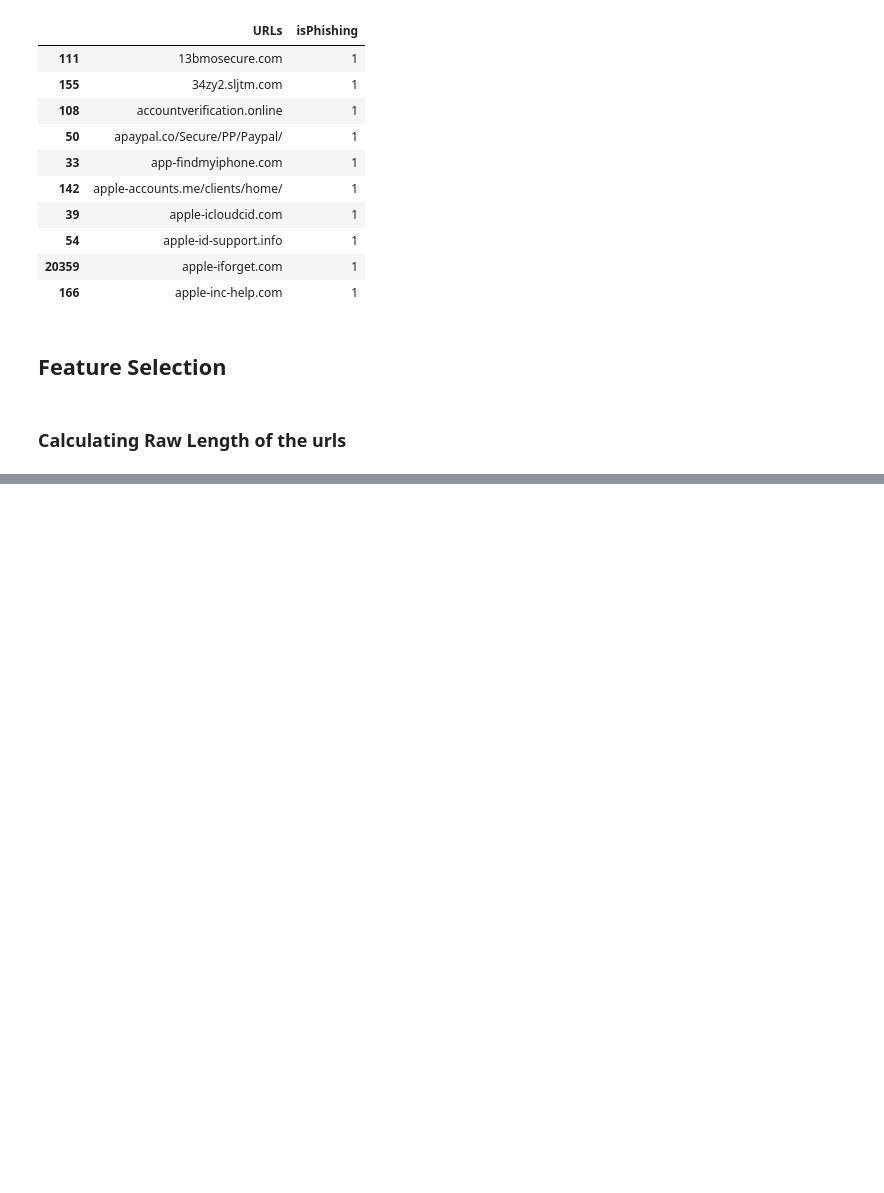
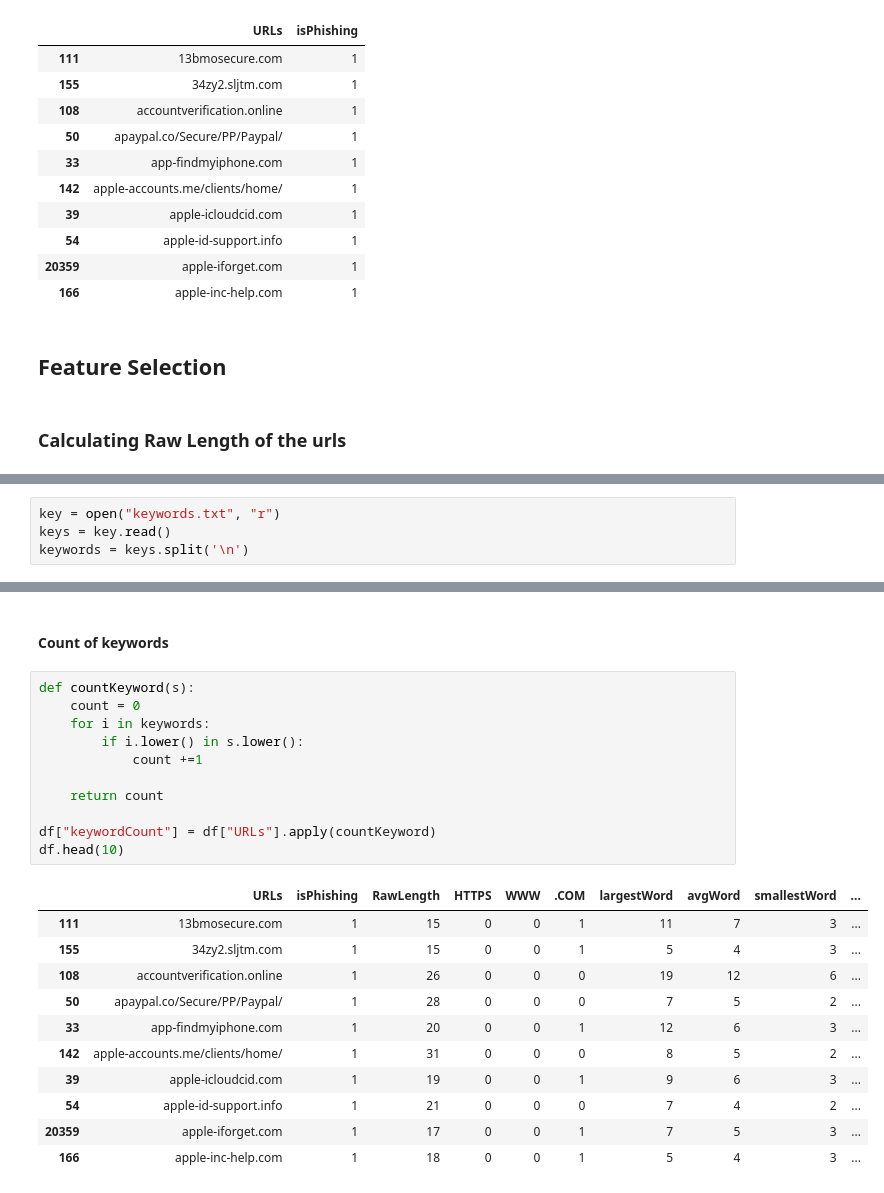
Before and after one commit to Shreya549/no-phishy, a Jupyter notebook: DataMining.ipynb, the cells around one changed output, grey strips where cells are left out. Cells and saved outputs as stored; diff of their text form; blank space fills up the shorter version.

```diff
--- a/DataMining.ipynb
+++ b/DataMining.ipynb
@@ -233,0 +236,4 @@ df.head(10)
+# %%
+key = open("keywords.txt", "r")
+keys = key.read()
+keywords = keys.split('\n')
@@ -241,0 +295,25 @@ df.head(10)
+# %% [markdown]
+#### Count of keywords
+# %%
+def countKeyword(s):
+    count = 0
+    for i in keywords:
+        if i.lower() in s.lower():
+            count +=1
+
+    return count
+
+df["keywordCount"] = df["URLs"].apply(countKeyword)
+df.head(10)
+# %% [output]
+|  | URLs | isPhishing | RawLength | HTTPS | WWW | .COM | largestWord | avgWord | smallestWord | ... |
+| 111 | 13bmosecure.com | 1 | 15 | 0 | 0 | 1 | 11 | 7 | 3 | ... |
+| 155 | 34zy2.sljtm.com | 1 | 15 | 0 | 0 | 1 | 5 | 4 | 3 | ... |
+| 108 | accountverification.online | 1 | 26 | 0 | 0 | 0 | 19 | 12 | 6 | ... |
+| 50 | apaypal.co/Secure/PP/Paypal/ | 1 | 28 | 0 | 0 | 0 | 7 | 5 | 2 | ... |
+| 33 | app-findmyiphone.com | 1 | 20 | 0 | 0 | 1 | 12 | 6 | 3 | ... |
+| 142 | apple-accounts.me/clients/home/ | 1 | 31 | 0 | 0 | 0 | 8 | 5 | 2 | ... |
+| 39 | apple-icloudcid.com | 1 | 19 | 0 | 0 | 1 | 9 | 6 | 3 | ... |
+| 54 | apple-id-support.info | 1 | 21 | 0 | 0 | 0 | 7 | 4 | 2 | ... |
+| 20359 | apple-iforget.com | 1 | 17 | 0 | 0 | 1 | 7 | 5 | 3 | ... |
+| 166 | apple-inc-help.com | 1 | 18 | 0 | 0 | 1 | 5 | 4 | 3 | ... |
```
Also changed, not shown: parts of 26 cells of this notebook, 3 other files.
